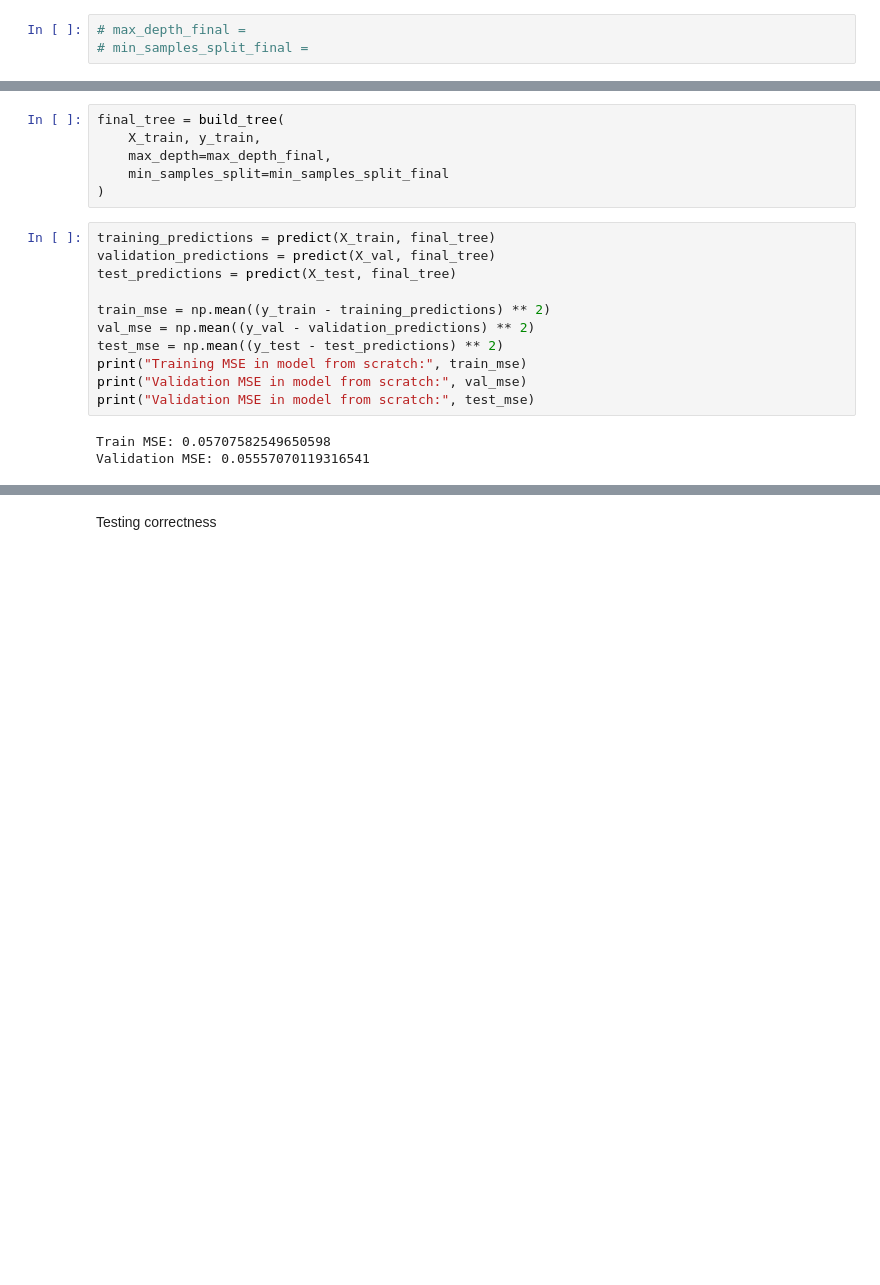
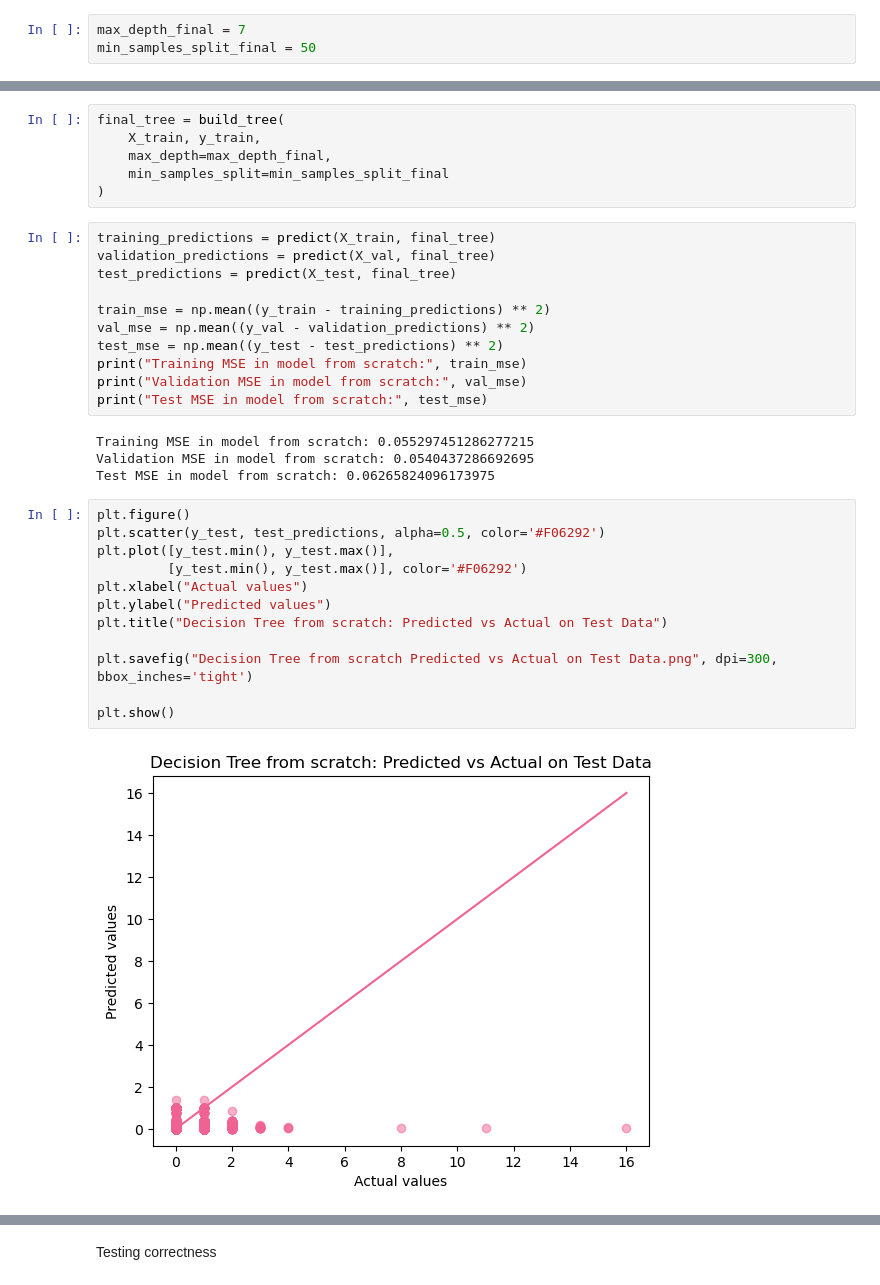
Before and after one commit to radostboyadzhieva/Machine-Learning-Project, a Jupyter notebook: Decision_tree_from_scratch.ipynb, the cells around one changed output, grey strips where cells are left out. Saved outputs shown, nothing was run; the diff lists cells and outputs as text; blank space fills up the shorter version.

```diff
--- a/Decision_tree_from_scratch.ipynb
+++ b/Decision_tree_from_scratch.ipynb
@@ -26,3 +47,3 @@ min_samples_split_final = best_params[1]
 # %%
-# max_depth_final =
-# min_samples_split_final =
+max_depth_final = 7
+min_samples_split_final = 50
@@ -42,10 +67,25 @@ val_mse = np.mean((y_val - validation_predictions) ** 2)
 test_mse = np.mean((y_test - test_predictions) ** 2)
 print("Training MSE in model from scratch:", train_mse)
 print("Validation MSE in model from scratch:", val_mse)
-print("Validation MSE in model from scratch:", test_mse)
+print("Test MSE in model from scratch:", test_mse)
 # %% [output]
-Train MSE: 0.05707582549650598
-Validation MSE: 0.05557070119316541
+Training MSE in model from scratch: 0.055297451286277215
+Validation MSE in model from scratch: 0.0540437286692695
+Test MSE in model from scratch: 0.06265824096173975
+# %%
+plt.figure()
+plt.scatter(y_test, test_predictions, alpha=0.5, color='#F06292')
+plt.plot([y_test.min(), y_test.max()],
+         [y_test.min(), y_test.max()], color='#F06292')
+plt.xlabel("Actual values")
+plt.ylabel("Predicted values")
+plt.title("Decision Tree from scratch: Predicted vs Actual on Test Data")
+
+plt.savefig("Decision Tree from scratch Predicted vs Actual on Test Data.png", dpi=300, bbox_inches='tight')
+
+plt.show()
+# %% [output]
+[figure, added]
 # %%
 cv = KFold(n_splits=3, shuffle=True, random_state=1)
 
```
Also changed, not shown: parts of 10 cells of this notebook, 4 other files.
